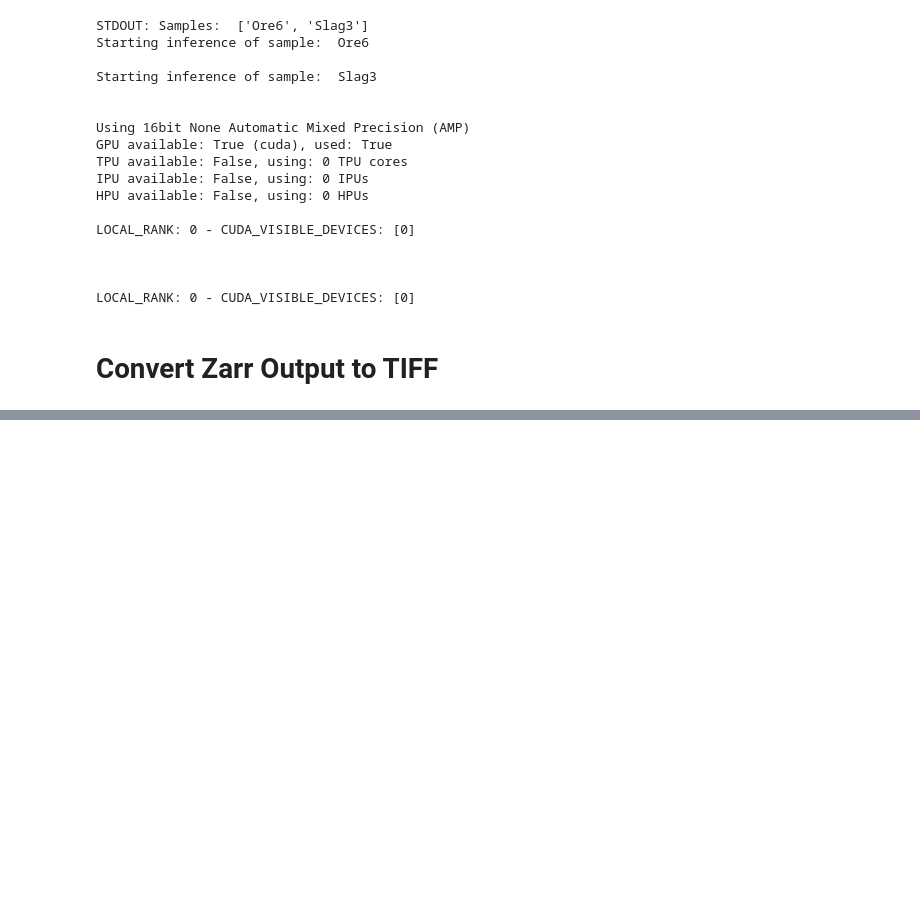
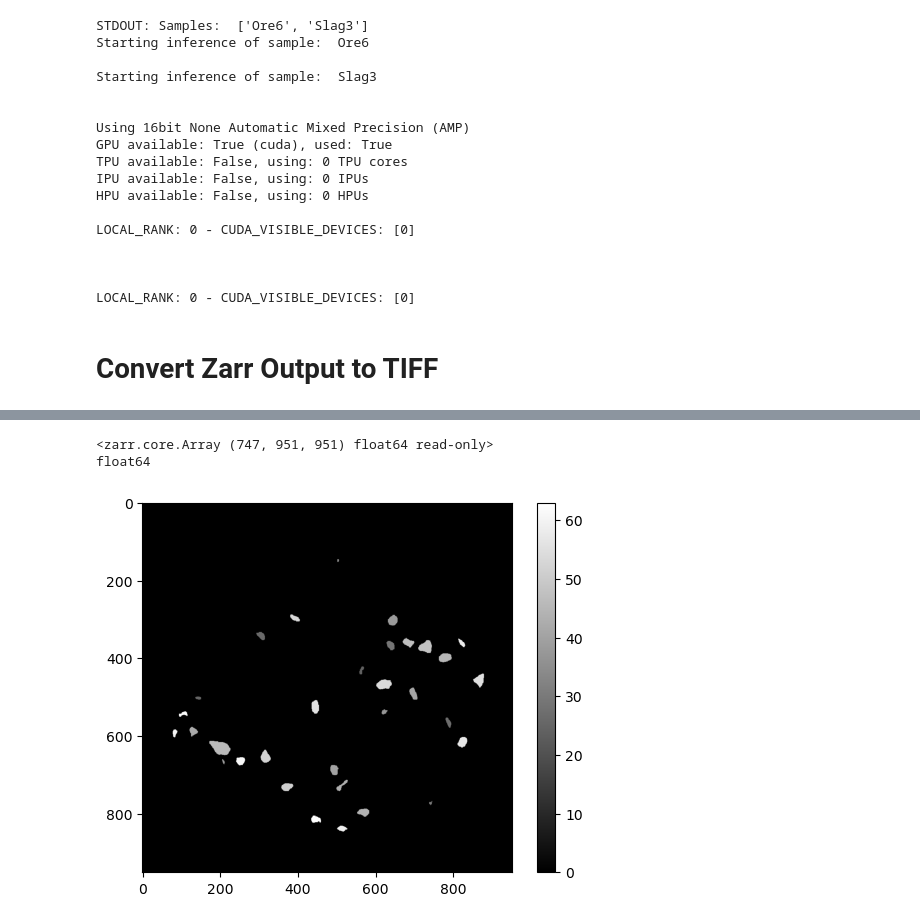
Before and after one commit to chen-darren/particleseg3d-for-tablets, a Jupyter notebook: main.ipynb, the cells around one changed output, grey strips where cells are left out. Saved outputs shown, nothing was run; the diff lists cells and outputs as text; code cells hidden in the pictures; blank space fills up the shorter version.

Commit message:
Changed directories and revised main and README suitably. Added my own Zarr to TIFF that converts the Zarr into uint8 so that it can be read

```diff
--- a/main.ipynb
+++ b/main.ipynb
@@ -241,0 +265,20 @@ Standard Error:
+# %%
+import zarr
+import numpy as np
+import matplotlib.pyplot as plt
+
+# Open the Zarr file or directory
+zarr_file = zarr.open(r'C:\Senior_Design\outputs\zarr\original_dataset\Slag3\Slag3.zarr', mode='r')  # 'r' for read-only
+print(zarr_file)
+print(zarr_file.dtype)
+
+arr = np.array(zarr_file)
+# Display a slice of the 3D array
+slice_index = 50  # Adjust this index based on your dataset
+plt.imshow(arr[slice_index], cmap='gray')  # Display the slice
+plt.colorbar()
+plt.show()
+# %% [output]
+<zarr.core.Array (747, 951, 951) float64 read-only>
+float64
+[figure, added]
```
Also changed, not shown: parts of 6 cells of this notebook, 3 other files.
